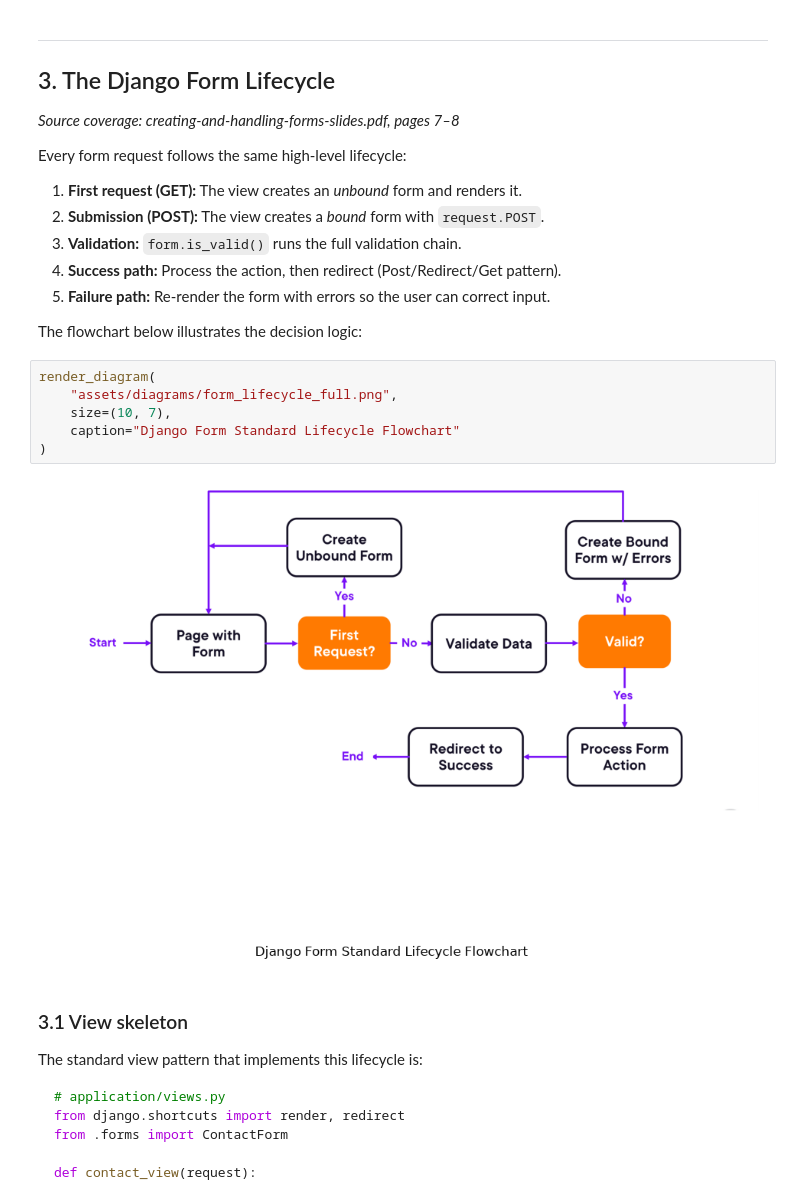
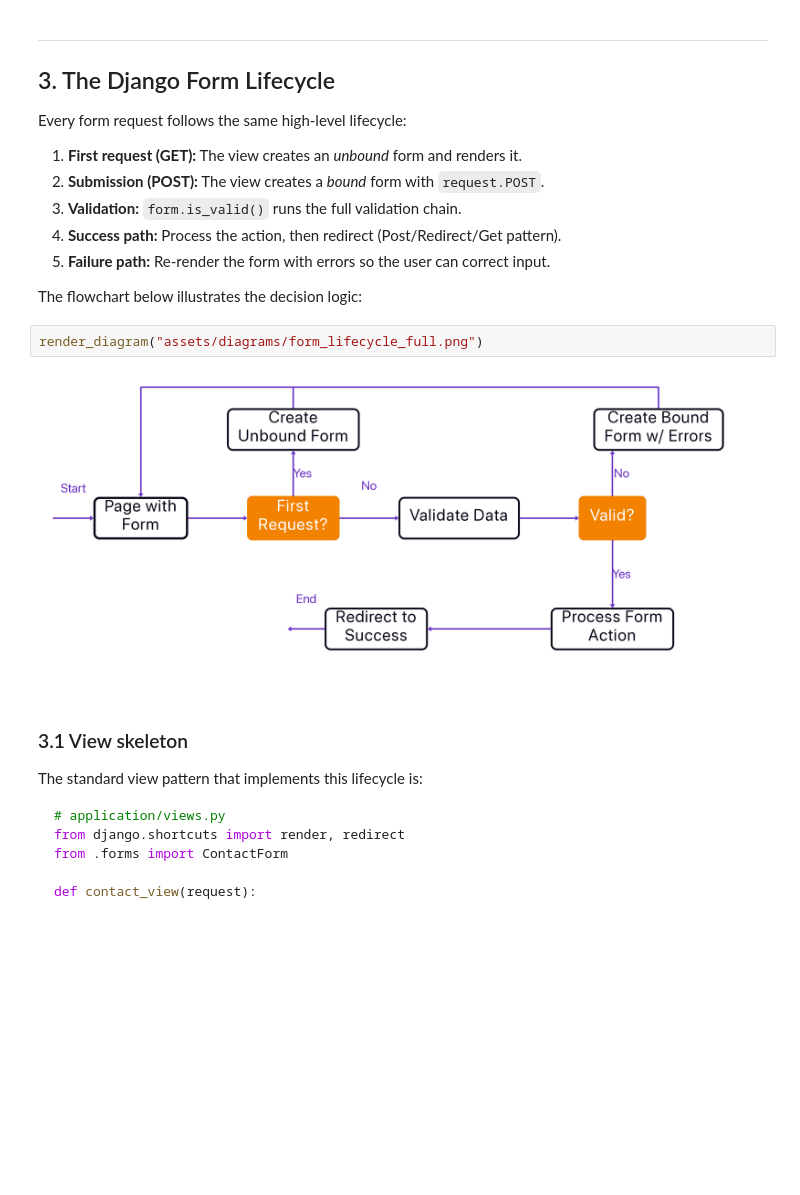
Before and after one commit to andy489/django, a Jupyter notebook: 06-django-forms-modelforms/django4-forms-and-modelforms.ipynb, the cells around one changed output. Drawn from its saved outputs; the diff is of its cells as text; blank space fills up the shorter version.

```diff
--- a/06-django-forms-modelforms/django4-forms-and-modelforms.ipynb
+++ b/06-django-forms-modelforms/django4-forms-and-modelforms.ipynb
@@ -200,9 +150,6 @@ form = ContactForm(data=request.POST)
 # %% [markdown]
 ---
 ## 3. The Django Form Lifecycle
-
-*Source coverage: creating-and-handling-forms-slides.pdf, pages 7–8*
-
 Every form request follows the same high-level lifecycle:
 
 1. **First request (GET):** The view creates an *unbound* form and renders it.
@@ -213,13 +160,9 @@ Every form request follows the same high-level lifecycle:
 
 The flowchart below illustrates the decision logic:
 # %%
-render_diagram(
-    "assets/diagrams/form_lifecycle_full.png",
-    size=(10, 7),
-    caption="Django Form Standard Lifecycle Flowchart"
-)
+render_diagram("assets/diagrams/form_lifecycle_full.png")
 # %% [output]
-[figure, old version]
+[figure, new version]
 # %% [markdown]
 ### 3.1 View skeleton
 
```
Also changed, not shown: parts of 20 cells of this notebook, 15 other files.
